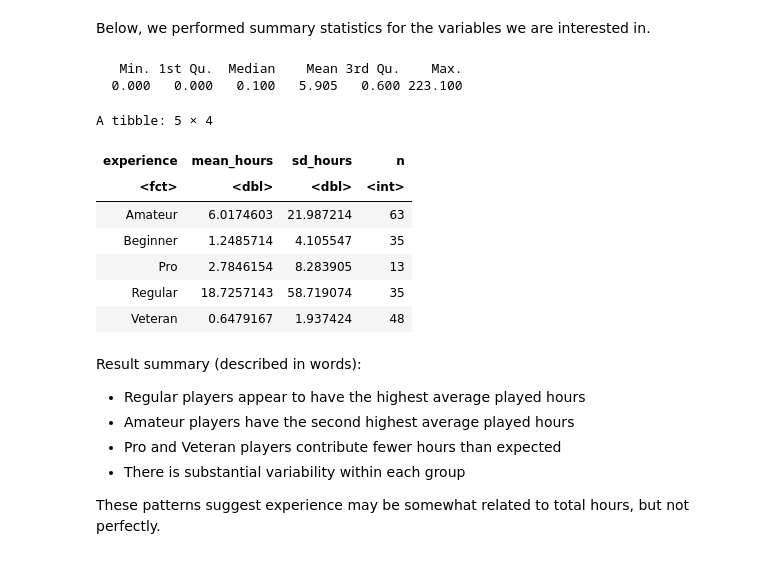
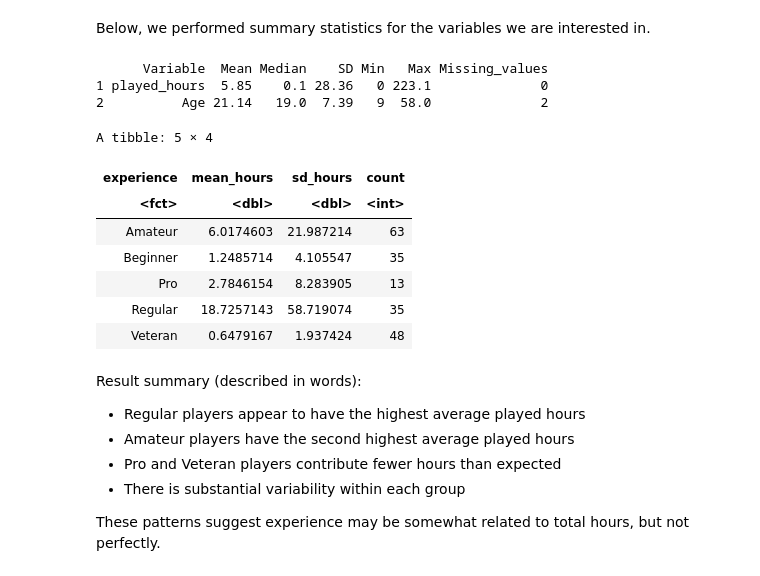
Before and after one commit to vmah1/dsci100-group-project, a Jupyter notebook: project.ipynb, the cells around one changed output. Drawn from its saved outputs; the diff is of its cells as text; code cells hidden in the pictures.

Commit message:
edited the summary statistics

```diff
--- a/project.ipynb
+++ b/project.ipynb
@@ -123,19 +123,38 @@ A tibble: 6 × 7
 # %% [markdown]
 Below, we performed summary statistics for the variables we are interested in.
 # %%
-summary(players_clean$played_hours)
+# summary statistics
+# calculate statistics for played_hours and age and create a summary table
+summary_table <- data.frame(
+    Variable = c("played_hours", "Age"),
+    Mean = c(round(mean(players$played_hours, na.rm = TRUE),2),
+             round(mean(players$Age, na.rm = TRUE),2)),
+    Median = c(round(median(players$played_hours, na.rm = TRUE),2),
+               round(median(players$Age, na.rm = TRUE),2)),
+    SD = c(round(sd(players$played_hours, na.rm = TRUE),2),
+           round(sd(players$Age, na.rm = TRUE),2)),
+    Min = c(round(min(players$played_hours, na.rm = TRUE),2),
+            round(min(players$Age, na.rm = TRUE),2)),
+    Max = c(round(max(players$played_hours, na.rm = TRUE),2),
+            round(max(players$Age, na.rm = TRUE),2)),
+    Missing_values = c(sum(is.na(players$played_hours)),
+                       sum(is.na(players$Age))))
+print(summary_table)
+cat("\n")
+
 players_clean |>
   group_by(experience) |>
   summarize(
     mean_hours = mean(played_hours),
     sd_hours = sd(played_hours),
-    n = n()
+    count = n()
   )
 # %% [output]
-   Min. 1st Qu.  Median    Mean 3rd Qu.    Max.
-  0.000   0.000   0.100   5.905   0.600 223.100
+      Variable  Mean Median    SD Min   Max Missing_values
+1 played_hours  5.85    0.1 28.36   0 223.1              0
+2          Age 21.14   19.0  7.39   9  58.0              2
 A tibble: 5 × 4
-| experience | mean_hours | sd_hours | n |
+| experience | mean_hours | sd_hours | count |
 | <fct> | <dbl> | <dbl> | <int> |
 | Amateur | 6.0174603 | 21.987214 | 63 |
 | Beginner | 1.2485714 | 4.105547 | 35 |
```
Also changed, not shown: parts of 2 cells of this notebook.
